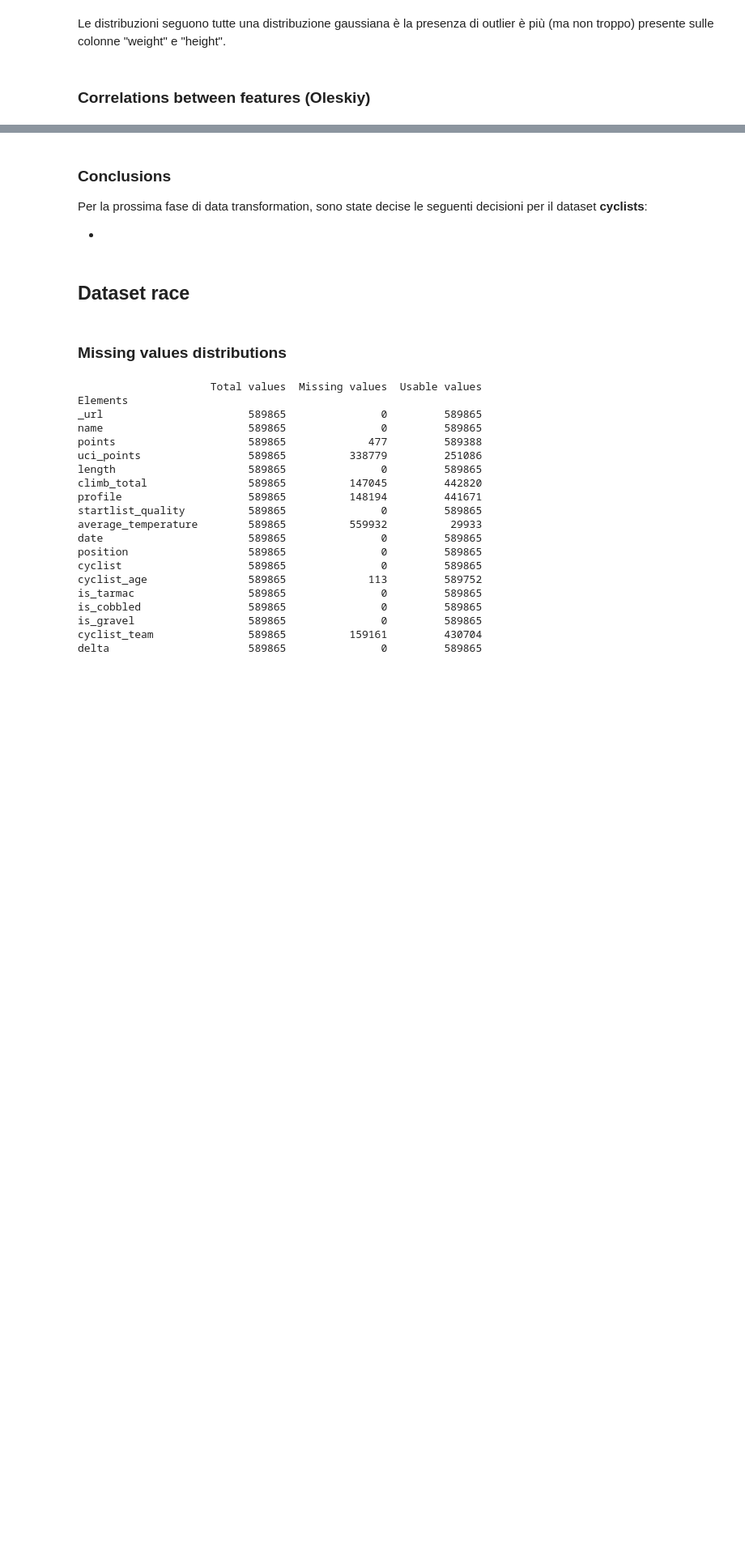
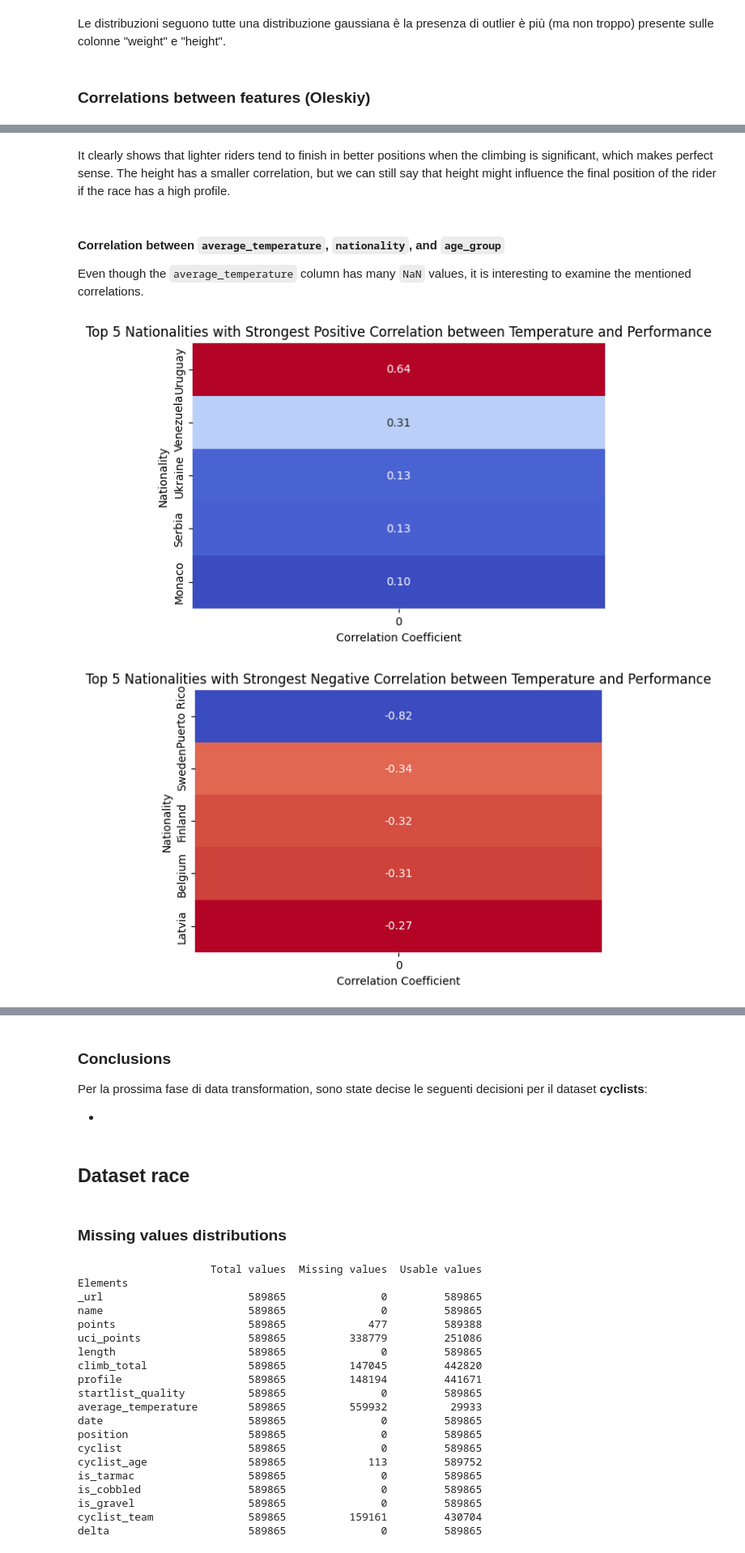
Before and after one commit to lesi-nedo/dm_project24_group_11, a Jupyter notebook: Main.ipynb, the cells around one changed output, grey strips where cells are left out. Shown at 81% size. Cells and saved outputs as stored; diff of their text form; code cells hidden in the pictures; blank space fills up the shorter version.

```diff
--- a/Main.ipynb
+++ b/Main.ipynb
@@ -121,0 +342,50 @@ Le distribuzioni seguono tutte una distribuzione gaussiana è la presenza di out
+# %% [markdown]
+It clearly shows that lighter riders tend to finish in better positions when the climbing is significant, which makes perfect sense. The height has a smaller correlation, but we can still say that height might influence the final position of the rider if the race has a high profile.
+# %% [markdown]
+#### Correlation between `average_temperature`, `nationality`, and `age_group`
+
+Even though the `average_temperature` column has many `NaN` values, it is interesting to examine the mentioned correlations.
+# %%
+def calc_group_correlations(data, group_column):
+    correlations = {}
+    for group in data[group_column].unique():
+        group_data = data[data[group_column] == group]
+        if len(group_data) > 1:  # Ensure we have enough data points
+            if group_data['average_temperature'].nunique() > 1 and group_data['average_temperature'].std() > 0 and group_data['points'].std() > 0:  # Ensure temperature varies
+                corr, _ = stats.pearsonr(group_data['average_temperature'], group_data['points'])
+                correlations[group] = corr
+    return pd.Series(correlations)
+
+ana_cor_feat = ['average_temperature', 'points', 'uci_points', 'position', 'nationality']
+ana_cor_df = MergedDataset[ana_cor_feat].copy()
+
+# where uci_points is not null and position is null insert insert uci_points in position
+ana_cor_df['position'] = ana_cor_df['position'].fillna(ana_cor_df['uci_points'])
+ana_cor_df.dropna(subset=['points', 'average_temperature'], inplace=True)
+
+nationality_correlations = calc_group_correlations(ana_cor_df, 'nationality')
+
+heatmap_data = nationality_correlations.nlargest(5).to_frame()
+
+
+heatmap = seaborn.heatmap(heatmap_data, annot=True, cmap='coolwarm', fmt=".2f", cbar=False)
+heatmap.set_title('Top 5 Nationalities with Strongest Positive Correlation between Temperature and Performance')
+heatmap.set_xlabel('Correlation Coefficient')
+heatmap.set_ylabel('Nationality')
+
+plt.tight_layout(pad=3.0, w_pad=1.0, h_pad=1.0)
+plt.show()
+plt.close()
+
+heatmap = seaborn.heatmap(nationality_correlations.nsmallest(5).to_frame(), annot=True, cmap='coolwarm', fmt=".2f", cbar=False)
+heatmap.set_title('Top 5 Nationalities with Strongest Negative Correlation between Temperature and Performance')
+heatmap.set_xlabel('Correlation Coefficient')
+heatmap.set_ylabel('Nationality')
+
+plt.tight_layout(pad=3.0, w_pad=1.0, h_pad=1.0)
+plt.show()
+plt.close()
+del ana_cor_df
+# %% [output]
+[figure, added]
+[figure, added]
```
Also changed, not shown: parts of 14 cells of this notebook.
